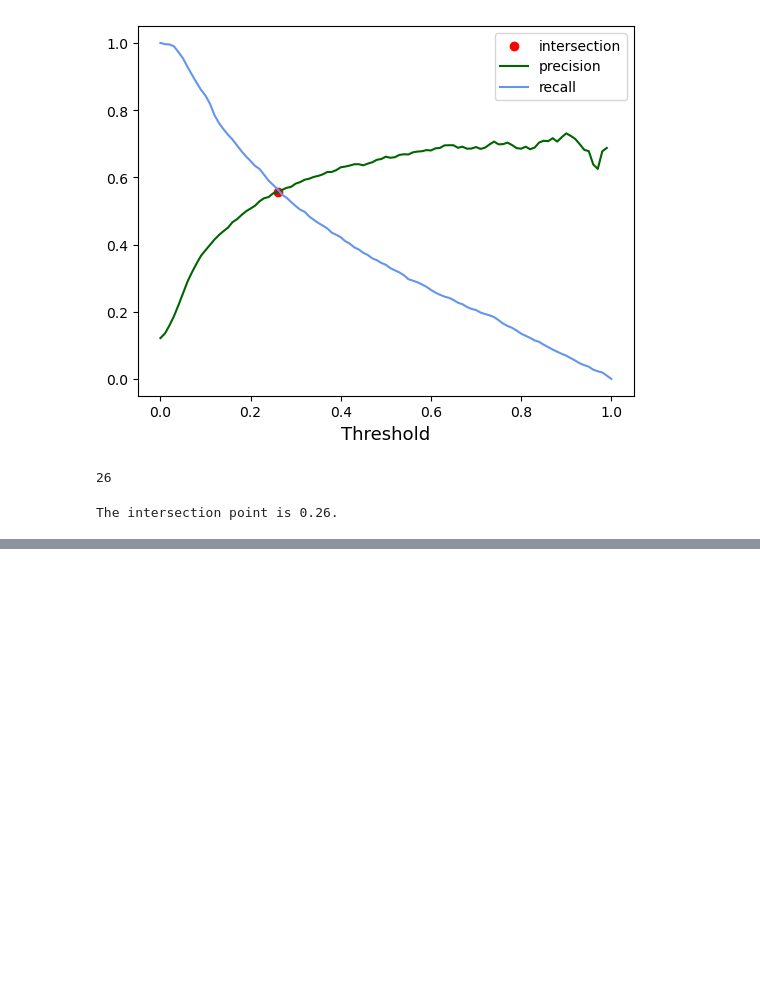
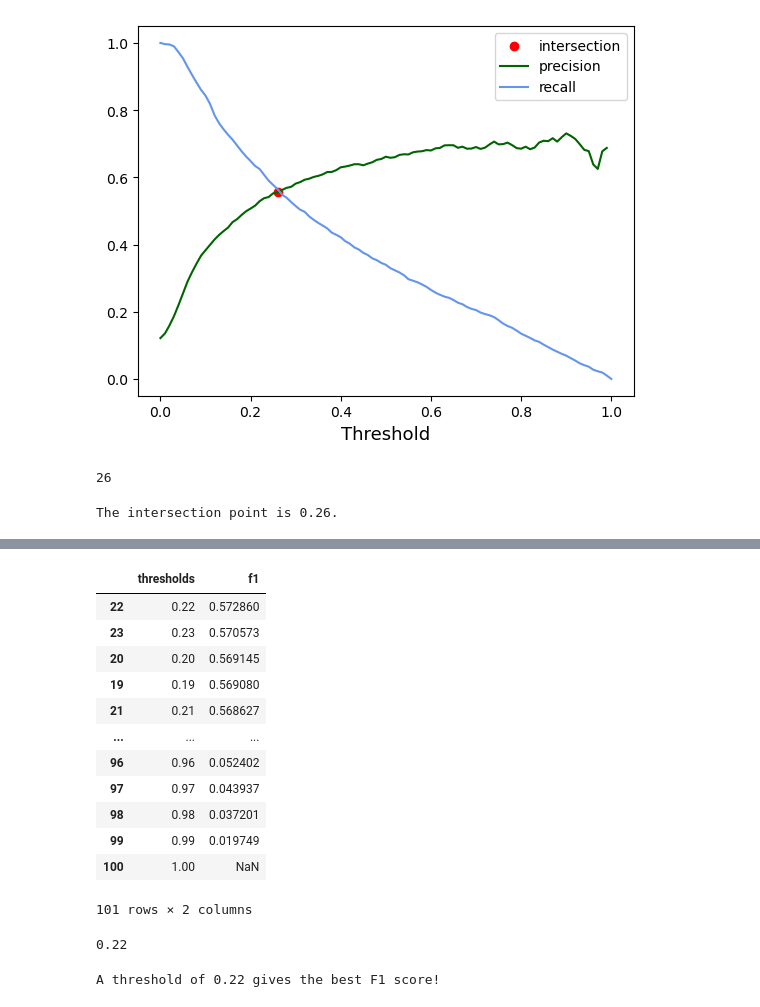
Before and after one commit to f-kuzey-edes-huyal/ml_zoomcamp_2024, a Jupyter notebook: 04_evaluation/hw4_october20.ipynb, the cells around one changed output, grey strips where cells are left out. Drawn from its saved outputs; the diff is of its cells as text; code cells hidden in the pictures; blank space fills up the shorter version.

```diff
--- a/04_evaluation/hw4_october19.ipynb
+++ b/04_evaluation/hw4_october20.ipynb
@@ -97,14 +101,21 @@ for fea in features:
     model.fit(X_train_fea.values.reshape(-1,1),y_train)
     y_pred_fea = model.predict_proba(X_val_fea.values.reshape(-1,1))[:,1]
     auc_score = roc_auc_score(y_val, y_pred_fea)
+    all_auc_scores[fea] = auc_score
     print(auc_score)
     if auc_score < 0.5:
-        auc_score  = - auc_score
-    all_auc_scores[fea] = auc_score
+        X_train_fea[fea] = - X_train_fea[fea]
+        X_val_fea[fea] = - X_val_fea[fea]
+        model = LogisticRegression()
+        model.fit(X_train_fea.values.reshape(-1,1),y_train)
+        y_pred_fea = model.predict_proba(X_val_fea.values.reshape(-1,1))[:,1]
+        auc_score = roc_auc_score(y_val, y_pred_fea)
+        print(auc_score)
+        all_auc_scores[fea] = auc_score
 
 
 best_auc_score = max(all_auc_scores, key=all_auc_scores.get)
-
+print(all_auc_scores)
 print(f"The variable with the highest AUC is: \033[1m{best_auc_score}\033[0m")
 print(f"AUC scores for each variable: \033[1m{all_auc_scores}\033[0m")
 # %% [output]
@@ -241,0 +276,53 @@ The intersection point is 0.26.
+# %%
+f1_scores = []
+start = 0.0
+step = 0.01
+stop = 1.0
+
+thresholds = np.arange(start, stop + step, step).tolist()
+#print(thresholds)
+
+for t in thresholds:
+    actual_positive = (y_val == 1)
+    actual_negative = (y_val == 0)
+
+    predict_positive = (y_val_pred_ohh >= t)
+    predict_negative = (y_val_pred_ohh <t)
+
+    tp = (predict_positive & actual_positive).sum()
+    tn = (predict_negative & actual_negative).sum()
+
+    fp =  (predict_positive & actual_negative).sum()
+    fn = (predict_negative & actual_positive).sum()
+
+    prec = tp/(tp+fp)
+    rec = tp/(tp+fn)
+
+    f1 = 2*prec*rec/(prec + rec)
+    f1_scores.append((t,f1))
+df_f1 = pd.DataFrame(f1_scores, columns = ["thresholds", "f1"])
+
+df_f1.sort_values(by= ["f1"], ascending = [False])
+# %% [output]
+|  | thresholds | f1 |
+| 22 | 0.22 | 0.572860 |
+| 23 | 0.23 | 0.570573 |
+| 20 | 0.20 | 0.569145 |
+| 19 | 0.19 | 0.569080 |
+| 21 | 0.21 | 0.568627 |
+| ... | ... | ... |
+| 96 | 0.96 | 0.052402 |
+| 97 | 0.97 | 0.043937 |
+| 98 | 0.98 | 0.037201 |
+| 99 | 0.99 | 0.019749 |
+| 100 | 1.00 | NaN |
+101 rows × 2 columns
+# %%
+max_f1_th = df_f1.sort_values(by= ["f1"], ascending = [False])["thresholds"].reset_index(drop =True)[0]
+max_f1_th
+# %% [output]
+0.22
+# %%
+print(f"A threshold of \033[1m{max_f1_th}\033[0m gives the best F1 score!")
+# %% [output]
+A threshold of 0.22 gives the best F1 score!
```
Also changed, not shown: parts of 10 cells of this notebook.
